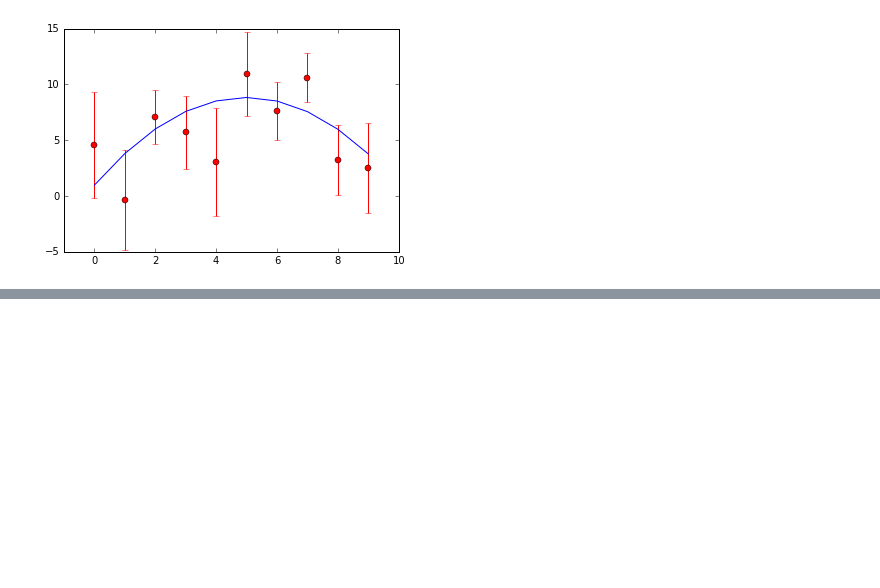
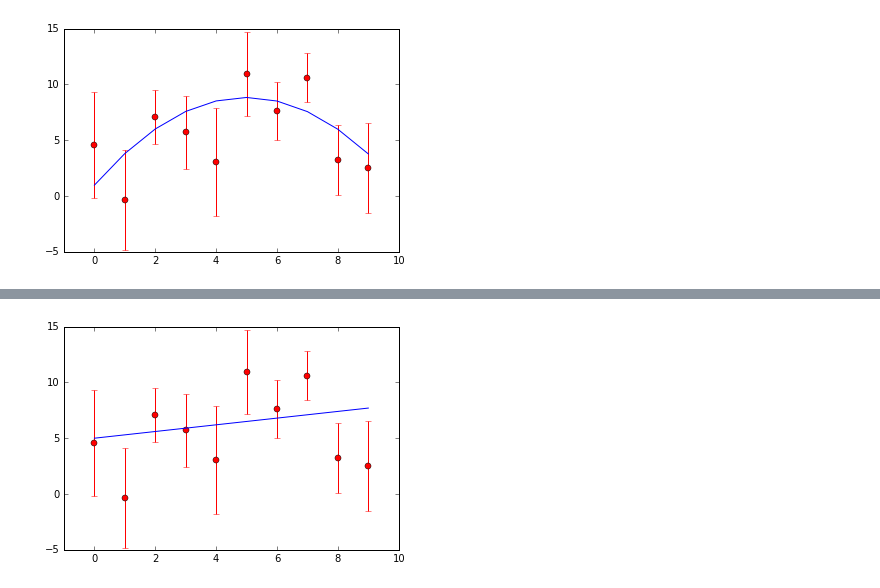
Before and after one commit to ClaudioNahmad/ProyectoMACSS, a Jupyter notebook: Chi_Square.ipynb, the cells around one changed output, grey strips where cells are left out. Saved outputs shown, nothing was run; the diff lists cells and outputs as text; code cells hidden in the pictures; blank space fills up the shorter version.

```diff
--- a/Chi_Square.ipynb
+++ b/Chi_Square.ipynb
@@ -70,2 +108,9 @@ a = -0.3 b=2.6 c=4
+# %%
+plt.errorbar(x,y,err,fmt='o',color='r')
+plt.plot(x,arr_a[tmin1[0]] * x + arr_b[tmin1[1]],color='b')
+plt.xlim(-1,10)
+plt.show()
+# %% [output]
+[figure, added]
 # %%
 levels=[8.18,14.35,21.8]
```
Also changed, not shown: parts of 5 cells of this notebook, 2 other files.
